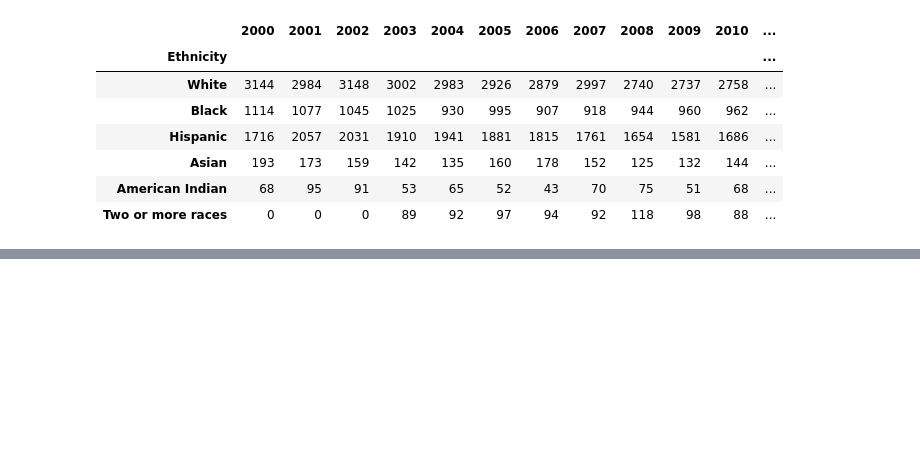
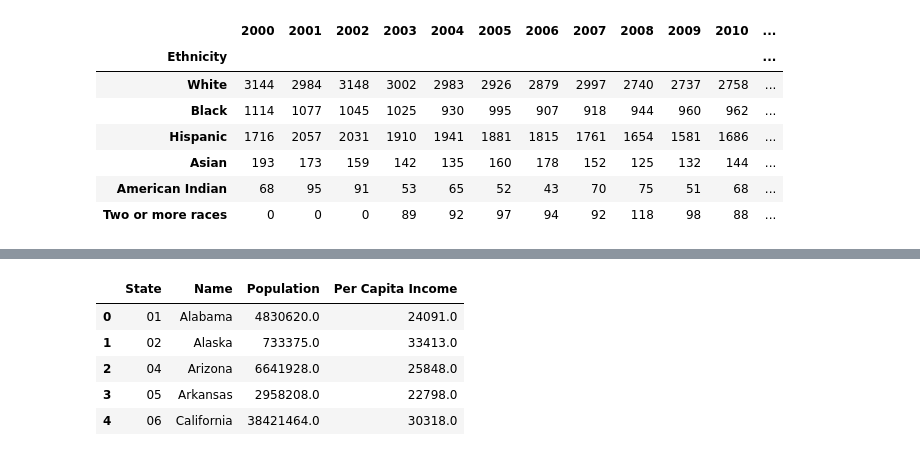
Before and after one commit to hannahduncan/bullying-in-america, a Jupyter notebook: NationalStats.ipynb, the cells around one changed output, grey strips where cells are left out. Cells and saved outputs as stored; diff of their text form; code cells hidden in the pictures; blank space fills up the shorter version.

```diff
--- a/NationalStats.ipynb
+++ b/NationalStats.ipynb
@@ -159,0 +162,42 @@ plt.show()
+# %%
+#Import dependencies
+import requests
+from census import Census
+
+# Census API Key
+censapi_key = "889da1e89d58f4a8fb7d55e39a497fbf64cecf93"
+c = Census(censapi_key, year=2015)
+d = Census(censapi_key, year=2013)
+e = Census(censapi_key, year=2011)
+# %%
+#2015 Pull
+census_data15 = c.acs5.get(("NAME", "B19013_001E", "B01003_001E", "B01002_001E",
+                          "B19301_001E",
+                          "B17001_002E",
+                          "B23025_005E"), {'for': 'state:*'})
+
+# Convert to DataFrame
+census15_pd = pd.DataFrame(census_data15)
+
+# Column Reordering
+census15_pd = census15_pd.rename(columns={"B01003_001E": "Population",
+                                      #"B01002_001E": "Median Age",
+                                      #"B19013_001E": "Household Income",
+                                      "B19301_001E": "Per Capita Income",
+                                      #"B17001_002E": "Poverty Count",
+                                      #"B23025_005E": "Unemployment Count",
+                                      "NAME": "Name", "state": "State"})
+
+
+# Final DataFrame
+census15_pd = census15_pd[["State", "Name", "Population",
+                       "Per Capita Income"]]
+
+census15_pd.head()
+# %% [output]
+|  | State | Name | Population | Per Capita Income |
+| 0 | 01 | Alabama | 4830620.0 | 24091.0 |
+| 1 | 02 | Alaska | 733375.0 | 33413.0 |
+| 2 | 04 | Arizona | 6641928.0 | 25848.0 |
+| 3 | 05 | Arkansas | 2958208.0 | 22798.0 |
+| 4 | 06 | California | 38421464.0 | 30318.0 |
```
Also changed, not shown: parts of 7 cells of this notebook, 6 other files.
